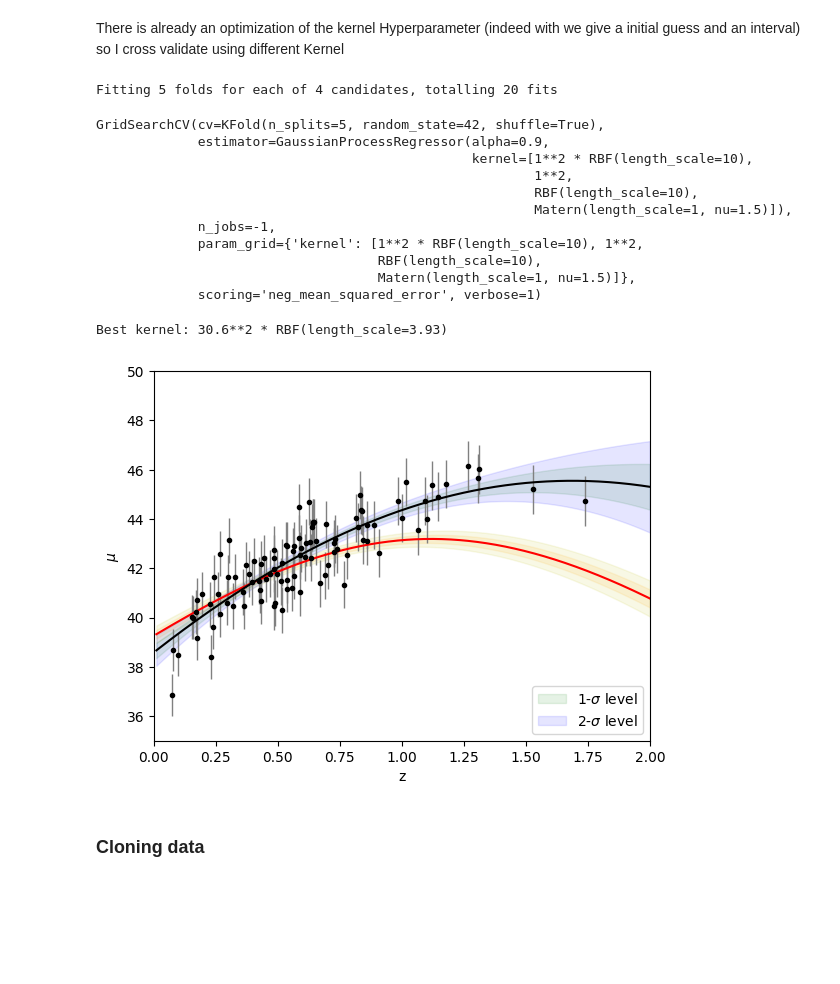
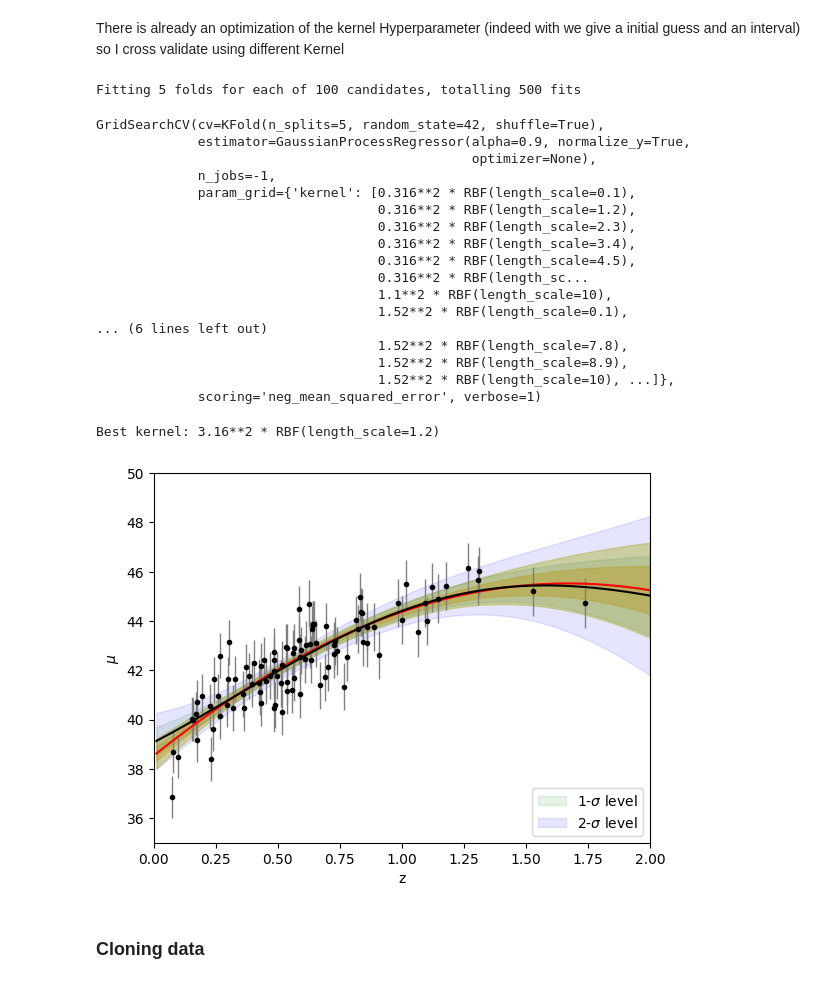
Before and after one commit to Sofiadossena/astrostatistics_bicocca_2025, a Jupyter notebook: working/18_Supernovae2.ipynb, the cells around one changed output. Cells and saved outputs as stored; diff of their text form; code cells hidden in the pictures; blank space fills up the shorter version.

```diff
--- a/working/18_Supernovae2.ipynb
+++ b/working/18_Supernovae2.ipynb
@@ -53,18 +55,23 @@ There is already an optimization of the kernel Hyperparameter (indeed with we gi
 # %%
 from sklearn.model_selection import GridSearchCV, KFold
 
-kernels= [ConstantKernel(1.0, (1e-3, 1e4)) * RBF(10, (1e-2, 1e3)),
-          ConstantKernel(1.0, (1e-3, 1e4)),
-          RBF(10, (1e-2, 1e3)),
-          Matern(1.0, (1e-3, 1e3))]
+
+constant_values = np.linspace(0.1,10,10)
+length_scales = np.linspace(0.1,10,10)
+
+kernel_list = [
+    ConstantKernel(c, constant_value_bounds="fixed") * RBF(ls, length_scale_bounds="fixed")
+    for c in constant_values
+    for ls in length_scales
+]
 
 cv = KFold(n_splits=5, shuffle=True, random_state=42)
+gpr = GaussianProcessRegressor(optimizer=None, alpha=0.9, normalize_y=True)
 
 param_grid = {
-    "kernel": kernels
+    "kernel": kernel_list
 }
 
-gpr = GaussianProcessRegressor(kernel=kernels,alpha=0.9)
 search = GridSearchCV(
     estimator=gpr,
     param_grid=param_grid,
@@ -76,52 +83,59 @@ search = GridSearchCV(
 
 search.fit(z_sample[:, None], mu_sample)
 # %% [output]
-Fitting 5 folds for each of 4 candidates, totalling 20 fits
+Fitting 5 folds for each of 100 candidates, totalling 500 fits
 GridSearchCV(cv=KFold(n_splits=5, random_state=42, shuffle=True),
-             estimator=GaussianProcessRegressor(alpha=0.9,
-                                                kernel=[1**2 * RBF(length_scale=10),
-                                                        1**2,
-                                                        RBF(length_scale=10),
-                                                        Matern(length_scale=1, nu=1.5)]),
+             estimator=GaussianProcessRegressor(alpha=0.9, normalize_y=True,
+                                                optimizer=None),
              n_jobs=-1,
-             param_grid={'kernel': [1**2 * RBF(length_scale=10), 1**2,
-                                    RBF(length_scale=10),
-                                    Matern(length_scale=1, nu=1.5)]},
+             param_grid={'kernel': [0.316**2 * RBF(length_scale=0.1),
+                                    0.316**2 * RBF(length_scale=1.2),
+                                    0.316**2 * RBF(length_scale=2.3),
+                                    0.316**2 * RBF(length_scale=3.4),
+                                    0.316**2 * RBF(length_scale=4.5),
+                                    0.316**2 * RBF(length_sc...
+                                    1.1**2 * RBF(length_scale=10),
+                                    1.52**2 * RBF(length_scale=0.1),
+... (6 lines left out)
+                                    1.52**2 * RBF(length_scale=7.8),
+                                    1.52**2 * RBF(length_scale=8.9),
+                                    1.52**2 * RBF(length_scale=10), ...]},
              scoring='neg_mean_squared_error', verbose=1)
 # %%
+z = np.linspace(0.01, 2, 1000)
 gp_best = search.best_estimator_
 print("Best kernel:", gp_best.kernel_)
 
-mu_fit2, sigma2 = gp_best.predict(z[:, None], return_std=True)
-
-kernel2=Matern(1.0, (1e-3, 1e3))
-gp3 = GaussianProcessRegressor(kernel=kernel2, alpha=dmu ** 2)
-
-gp3.fit(z_sample[:, None], mu_sample)            #fit the data
-mu_fit3, sigma3 = gp3.predict(z[:, None], return_std=True)
+mu_fitb, sigmab = gp_best.predict(z[:, None], return_std=True)
 
 plt.errorbar(z_sample, mu_sample, dmu, fmt='.k', ecolor='gray', lw=1)
 
-plt.plot(z, mu_fit3, '-r')
+gp = GaussianProcessRegressor(kernel=kernel1, alpha=dmu ** 2)
 
-plt.fill_between(z, mu_fit3 - sigma3, mu_fit3 + sigma3, alpha=0.1, color='orange')
+gp.fit(z_sample[:, None], mu_sample)
+mu_fit, sigma = gp.predict(z[:, None], return_std=True)
 
-plt.fill_between(z, mu_fit3 - 2* sigma3, mu_fit3 + 2* sigma3, alpha=0.1, color='y')
+plt.plot(z, mu_fit, '-r')
 
-plt.plot(z, mu_fit2, '-k')
+plt.fill_between(z, mu_fit - sigma, mu_fit + sigma, alpha=0.4, color='orange')
 
-plt.fill_between(z, mu_fit2 - sigma2, mu_fit2 + sigma2, alpha=0.1, color='g', label='1-$\sigma$ level')
+plt.fill_between(z, mu_fit - 2* sigma, mu_fit + 2* sigma, alpha=0.4, color='y')
 
-plt.fill_between(z, mu_fit2 - 2* sigma2, mu_fit2 + 2* sigma2, alpha=0.1, color='b', label='2-$\sigma$ level')
+
+plt.plot(z, mu_fitb, '-k')
+
+plt.fill_between(z, mu_fitb - sigmab, mu_fitb + sigmab, alpha=0.1, color='g', label='1-$\sigma$ level')
+
+plt.fill_between(z, mu_fitb - 2* sigmab, mu_fitb + 2* sigmab, alpha=0.1, color='b', label='2-$\sigma$ level')
 
 plt.xlabel("z")
 plt.ylabel("$\mu$")
 plt.legend(loc='lower right')
 plt.xlim(0,2)
 plt.ylim(35,50);
 # %% [output]
-Best kernel: 30.6**2 * RBF(length_scale=3.93)
+Best kernel: 3.16**2 * RBF(length_scale=1.2)
-[figure, old version]
+[figure, new version]
 # %% [markdown]
 ### Cloning data
 # %%
```
Also changed, not shown: parts of 3 cells of this notebook, 2 other files.
